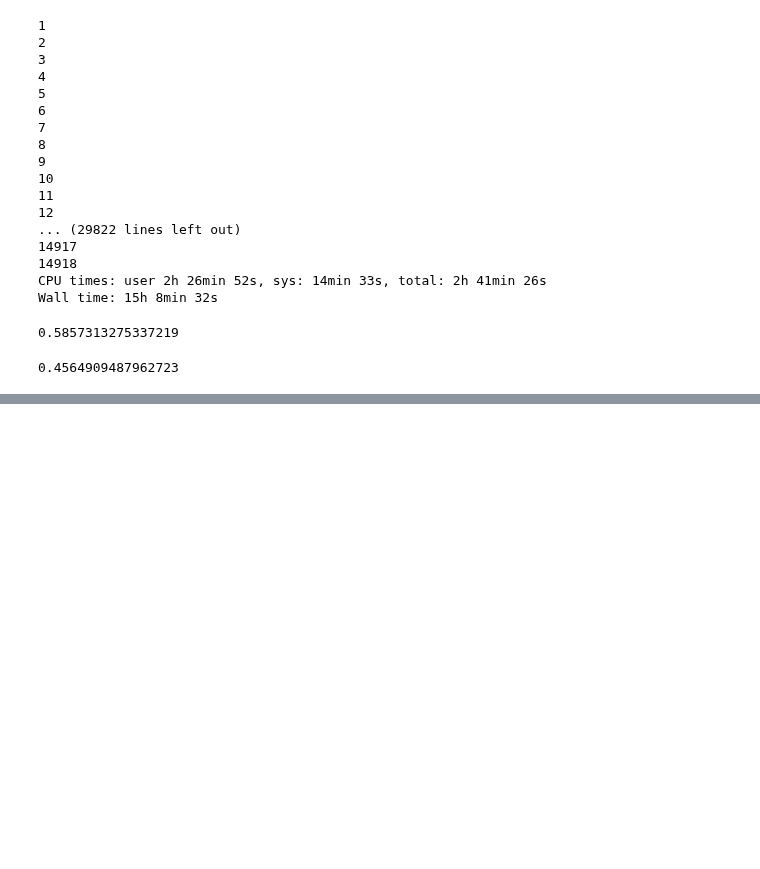
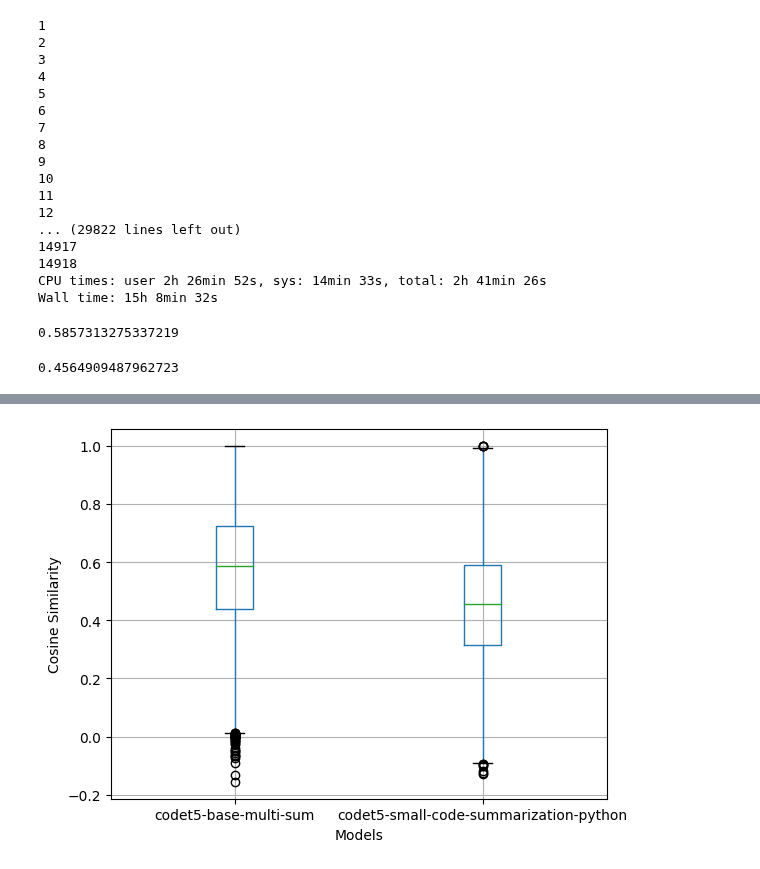
Before and after one commit to WilliamsCJ/repograph, a Jupyter notebook: backend/evaluation/summarization_performance.ipynb, the cells around one changed output, grey strips where cells are left out. Cells and saved outputs as stored; diff of their text form; code cells hidden in the pictures; blank space fills up the shorter version.

```diff
--- a/backend/evaluation/summarization_performance.ipynb
+++ b/backend/evaluation/summarization_performance.ipynb
@@ -103,0 +117,7 @@ df.to_csv("results.csv", sep=',', encoding='utf-8')
+# %%
+boxplot = df.rename(columns={"score": "codet5-base-multi-sum", "finetuned_score": "codet5-small-code-summarization-python"}).boxplot(column=['codet5-base-multi-sum', 'codet5-small-code-summarization-python'])
+boxplot.set_ylabel("Cosine Similarity")
+boxplot.set_xlabel("Models")
+fig.savefig("summarization-performance-boxplot.png", bbox_inches='tight')
+# %% [output]
+[figure, added]
```
Also changed, not shown: parts of 4 cells of this notebook, 4 other files.
